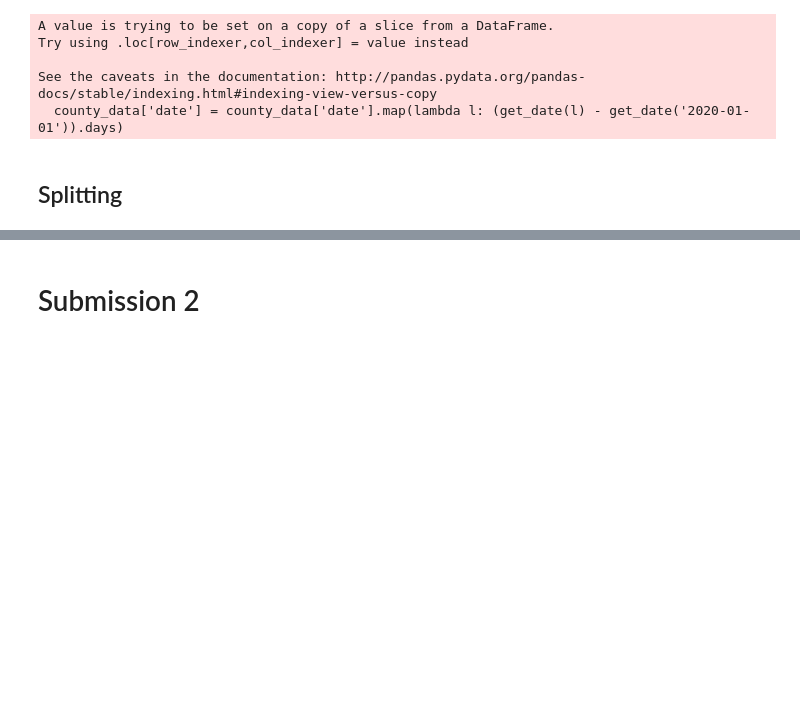
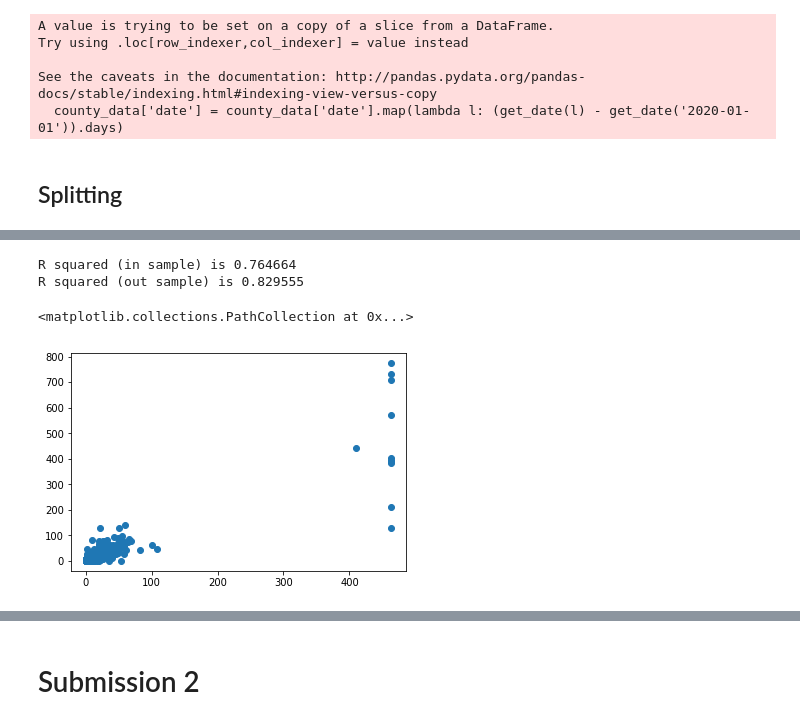
Before and after one commit to majesticfish/CS156B-Covid-Challenge, a Jupyter notebook: exploratory/Sean's Notebook/Just XY, please.ipynb, the cells around one changed output, grey strips where cells are left out. Drawn from its saved outputs; the diff is of its cells as text; code cells hidden in the pictures; blank space fills up the shorter version.

```diff
--- a/exploratory/Sean's Notebook/Just XY, please.ipynb
+++ b/exploratory/Sean's Notebook/Just XY, please.ipynb
@@ -236,3 +236,22 @@ R^2 (out sample): 0.752249
+# %%
+gbm = lgb.LGBMRegressor(num_leaves=10,
+                        learning_rate=0.05,
+                        n_estimators=200);
+gbm.fit(X_train, y_train,
+        eval_set=[(X_test, y_test)],
+        eval_metric='l2',
+        early_stopping_rounds=20,
+        verbose=False);
+pred_train = gbm.predict(X_train, num_iteration=gbm.best_iteration_)
+print("R squared (in sample) is %f" % Rsquare(pred_train, y_train))
+pred_test = gbm.predict(X_test, num_iteration=gbm.best_iteration_)
+print("R squared (out sample) is %f" % Rsquare(pred_test, y_test))
+plt.scatter(pred_test, y_test)
+# %% [output]
+R squared (in sample) is 0.764664
+R squared (out sample) is 0.829555
+<matplotlib.collections.PathCollection at 0x...>
+[figure, added]
 # %%
 nof_list=np.arange(5,44)
 high_score=0
```
Also changed, not shown: parts of 18 cells of this notebook, 1 other file.
